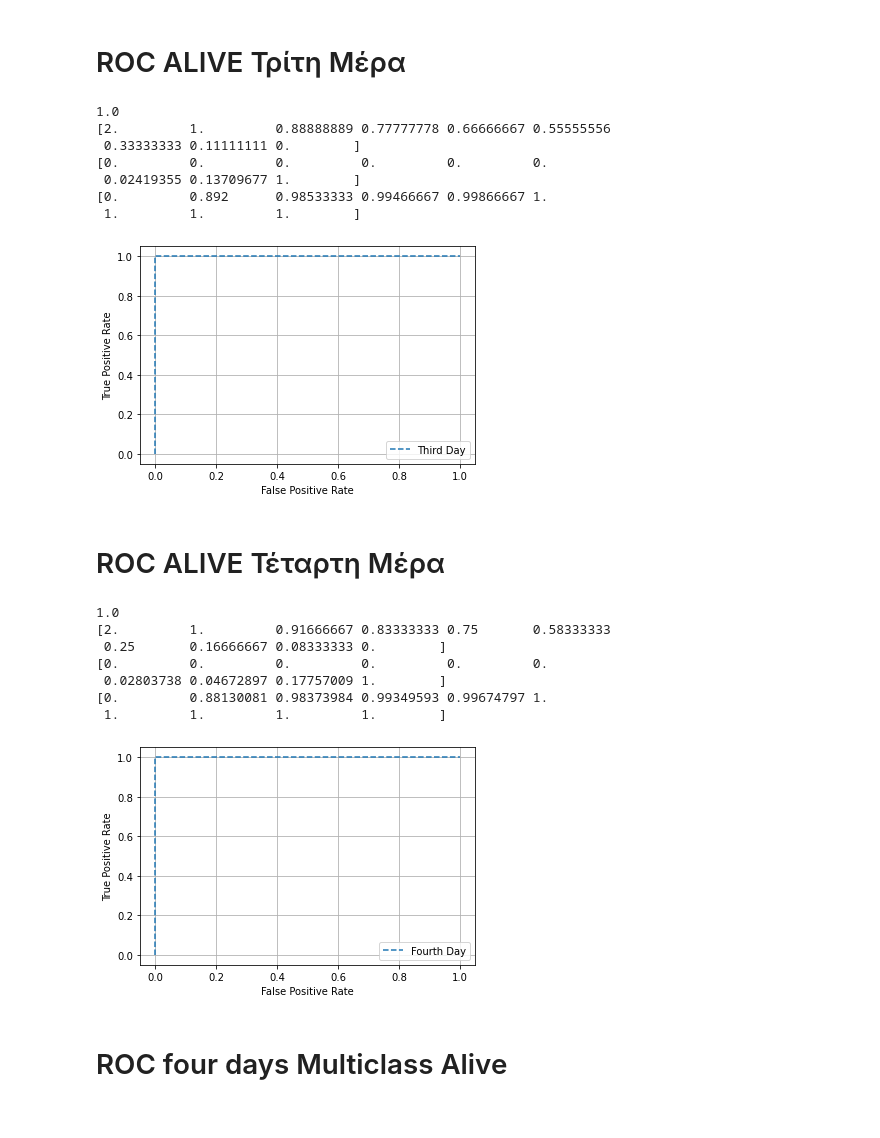
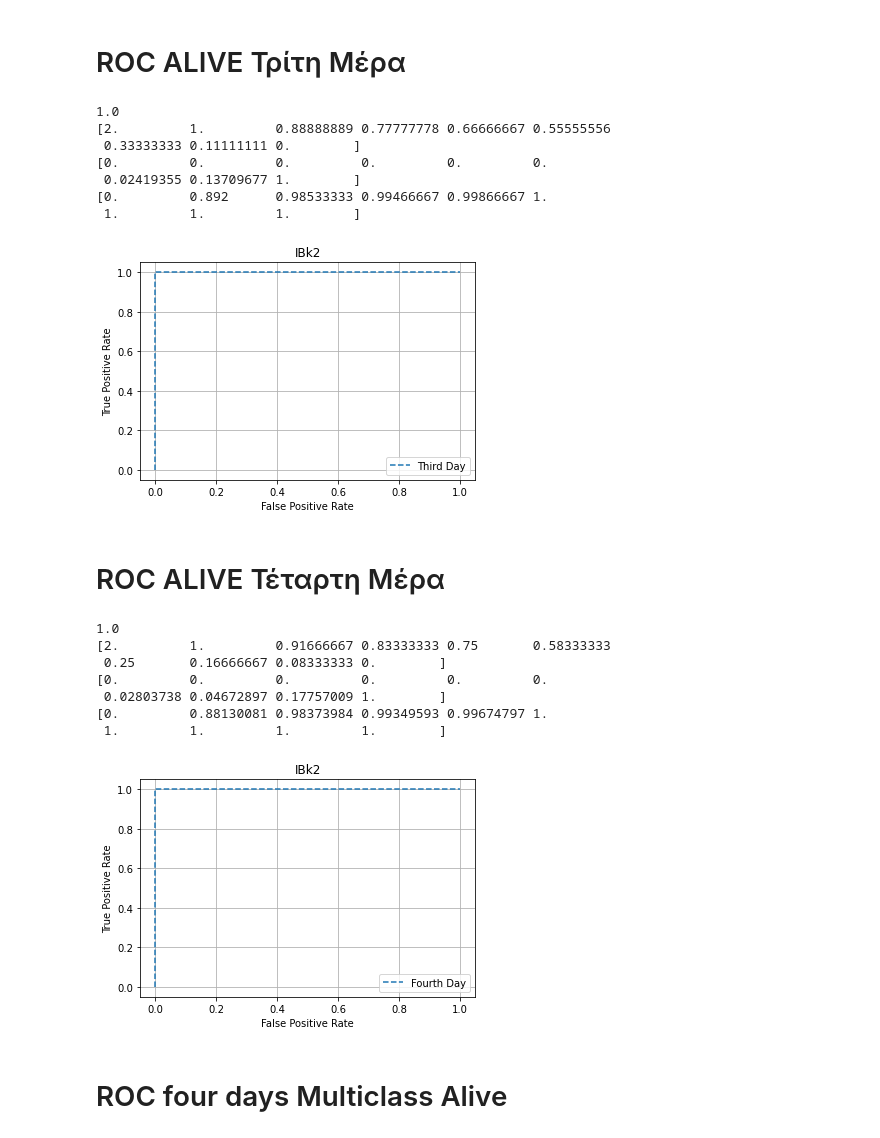
Before and after one commit to DimopDim/MimicIV, a Jupyter notebook: New_Code/07_08_ROC_IBk2.ipynb, the cells around one changed output. Saved outputs shown, nothing was run; the diff lists cells and outputs as text; code cells hidden in the pictures.

```diff
--- a/New_Code/07_08_ROC_IBk2.ipynb
+++ b/New_Code/07_08_ROC_IBk2.ipynb
@@ -132,25 +136,27 @@ pyplot.show()
 # %%
 print(roc_auc_score(ground_truth_alive3, prob_alive3))
 fpr3, tpr3, thresholds3 = roc_curve(ground_truth_alive3, prob_alive3)
 pyplot.plot(fpr3, tpr3, linestyle='--', label='Third Day')
 
 pyplot.xlabel('False Positive Rate') # Εκτυπώνει τον τίτλο του Χ
 pyplot.ylabel('True Positive Rate') # Εκτυπώνει τον τίτλο του Υ
 pyplot.legend() #Εκτυπώνει το label
 pyplot.grid(True) # Εκτυπώνει τα τετράγωνα
+pyplot.title("IBk2")
+
 print(thresholds3)
 print(fpr3)
 print(tpr3)
 pyplot.show()
 # %% [output]
 1.0
 [2.         1.         0.88888889 0.77777778 0.66666667 0.55555556
  0.33333333 0.11111111 0.        ]
 [0.         0.         0.         0.         0.         0.
  0.02419355 0.13709677 1.        ]
 [0.         0.892      0.98533333 0.99466667 0.99866667 1.
  1.         1.         1.        ]
-[figure, old version]
+[figure, new version]
 # %% [markdown]
 # ROC ALIVE Τέταρτη Μέρα
 # %%
@@ -162,6 +168,8 @@ pyplot.xlabel('False Positive Rate') # Εκτυπώνει τον τίτλο το
 pyplot.ylabel('True Positive Rate') # Εκτυπώνει τον τίτλο του Υ
 pyplot.legend() #Εκτυπώνει το label
 pyplot.grid(True) # Εκτυπώνει τα τετράγωνα
+pyplot.title("IBk2")
+
 print(thresholds4)
 print(fpr4)
 print(tpr4)
@@ -174,7 +182,7 @@ pyplot.show()
  0.02803738 0.04672897 0.17757009 1.        ]
 [0.         0.88130081 0.98373984 0.99349593 0.99674797 1.
  1.         1.         1.         1.        ]
-[figure, old version]
+[figure, new version]
 # %% [markdown]
 # ROC four days Multiclass Alive
 # %%
```
Also changed, not shown: parts of 8 cells of this notebook.
